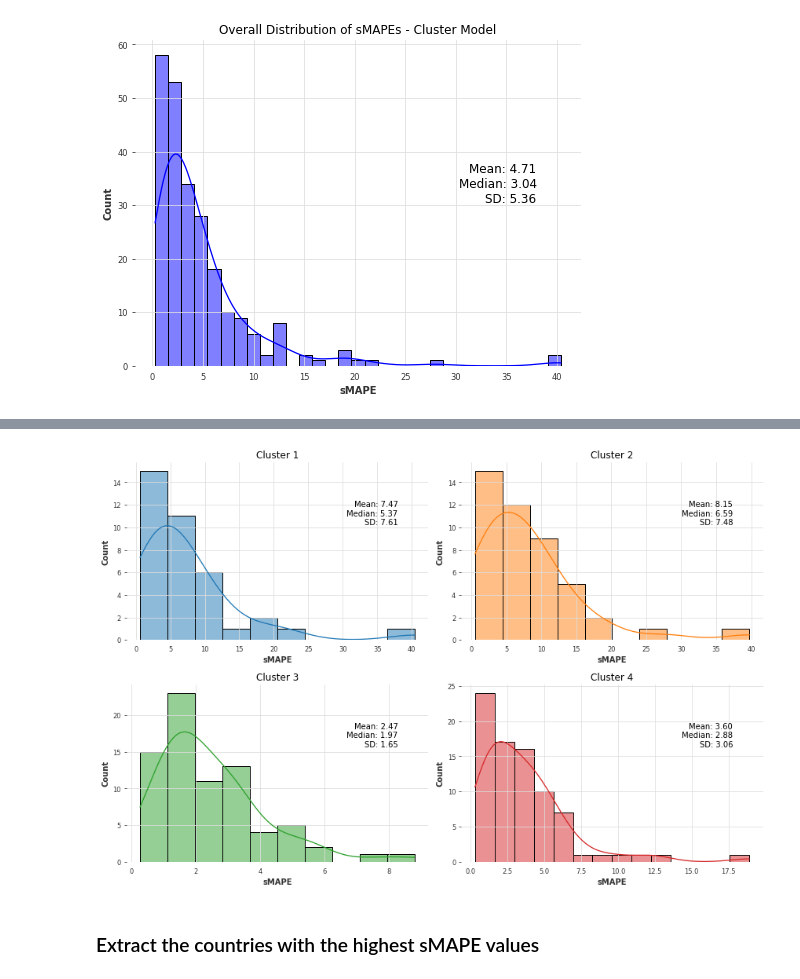
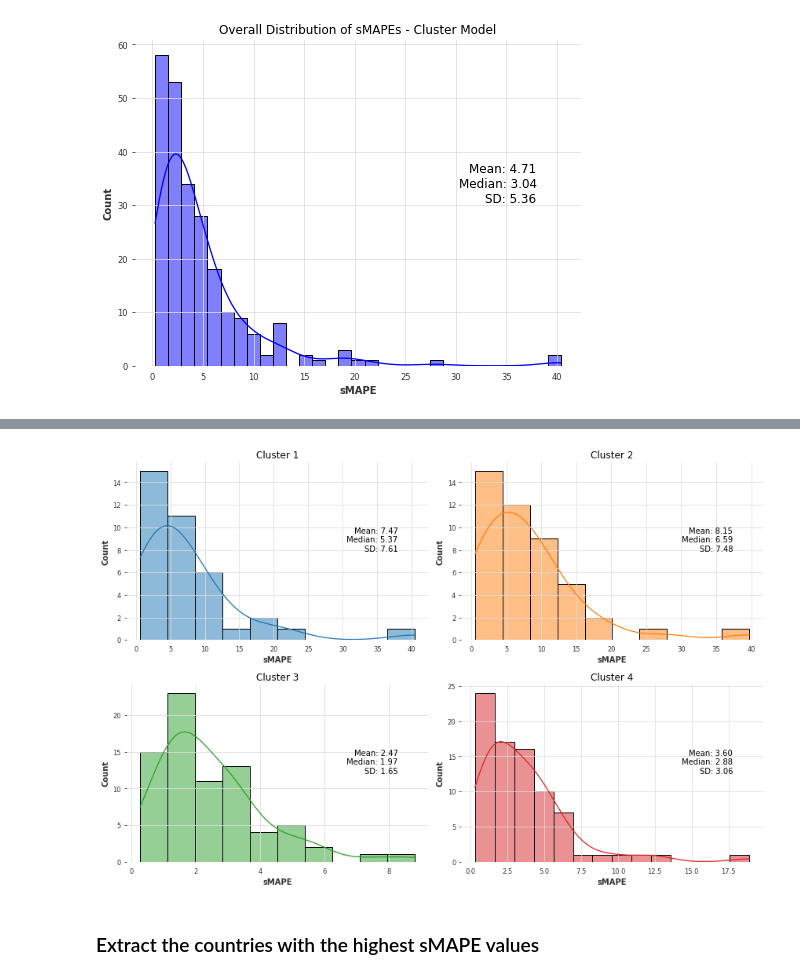
Before and after one commit to livtol99/Data-Science-Liv, a Jupyter notebook: Code/Validating_model.ipynb, the cells around one changed output, grey strips where cells are left out. Cells and saved outputs as stored; diff of their text form; code cells hidden in the pictures.

```diff
--- a/Code/Validating_model.ipynb
+++ b/Code/Validating_model.ipynb
@@ -313,35 +344,35 @@ import matplotlib.pyplot as plt
 #sMAPES_df['Cluster'] = sMAPES_df['Cluster'].str.replace('Cluster ', '').astype(int)
 
 # Create a histogram plot for each cluster
 fig, axes = plt.subplots(2, 2, figsize=(12, 8))
 axes = axes.flatten()
 
 # Define a color palette with a color for each cluster
 color_palette = sns.color_palette('tab10', len(sMAPES_df['Cluster'].unique()))
 
 for i, (cluster_name, countries) in enumerate(sMAPES_df.groupby('Cluster')):
     # Extract the sMAPE values for the current cluster
     cluster_smape_values = countries['sMAPE']
 
     # Plot the distribution of sMAPE values for the current cluster
     ax = sns.histplot(cluster_smape_values, ax=axes[i], kde=True, color=color_palette[i])
     ax.set_title(f"Cluster {cluster_name}")
     ax.set_xlabel('sMAPE')
 
     # Calculate and annotate the mean, median, and standard deviation of sMAPE values
     mean_smape = cluster_smape_values.mean()
     median_smape = cluster_smape_values.median()
     std_smape = cluster_smape_values.std()
-    ax.text(0.9, 0.65, f"Mean: {mean_smape:.2f}\nMedian: {median_smape:.2f}\nSD: {std_smape:.2f}",
+    ax.text(0.9, 0.5, f"Mean: {mean_smape:.2f}\nMedian: {median_smape:.2f}\nSD: {std_smape:.2f}",
             transform=ax.transAxes, fontsize=10, ha='right')
 
 # Adjust spacing between subplots
 plt.tight_layout()
 
 # Show the plot
 plt.show()
 # %% [output]
-[figure, old version]
+[figure, new version]
 # %% [markdown]
 ### Extract the countries with the highest sMAPE values
 # %% [markdown]
```
Also changed, not shown: parts of 7 cells of this notebook, 6 other files.
